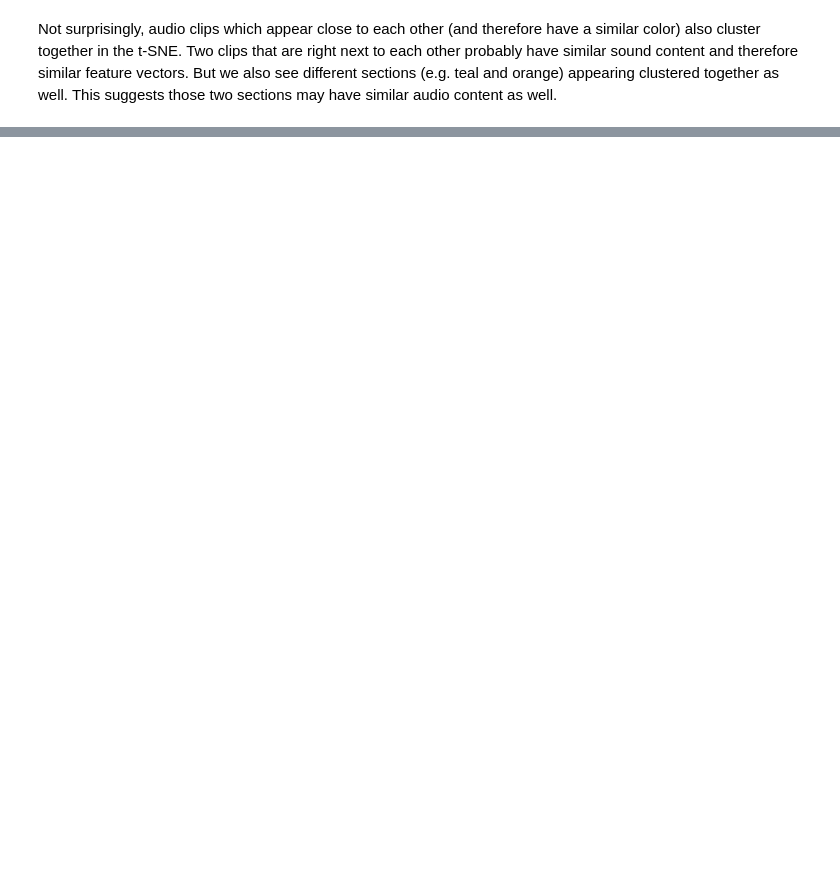
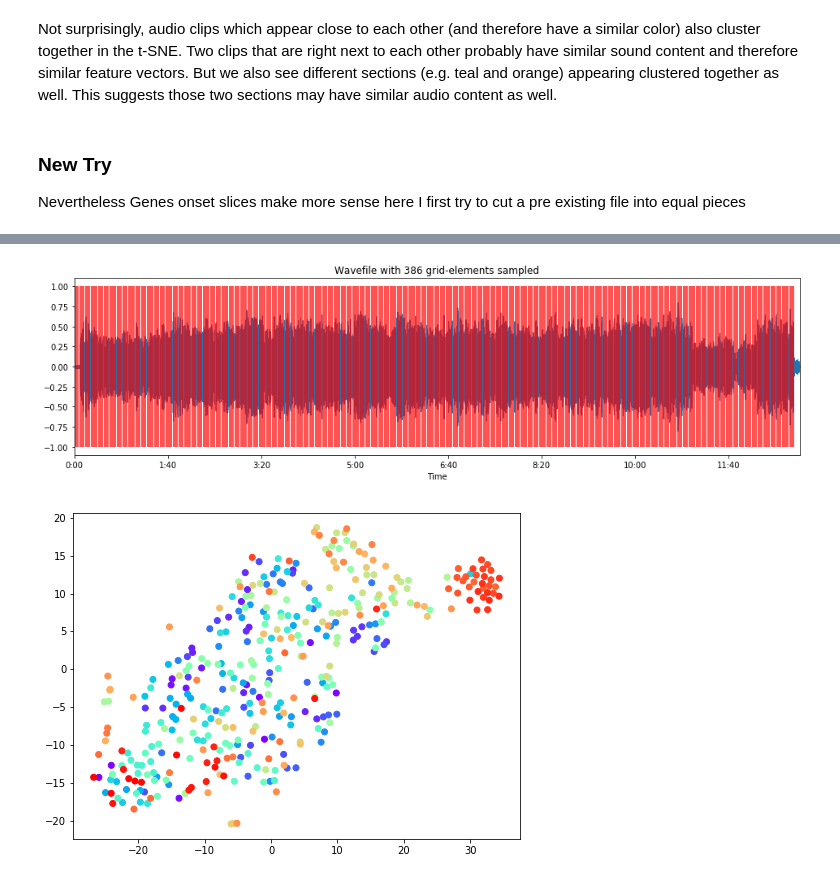
Before and after one commit to chrislos/ml4a-guides, a Jupyter notebook: notebooks/audio-tsne.ipynb, the cells around one changed output, grey strips where cells are left out. Cells and saved outputs as stored; diff of their text form; code cells hidden in the pictures; blank space fills up the shorter version.

Commit message:
added grid functionality

```diff
--- a/notebooks/audio-tsne.ipynb
+++ b/notebooks/audio-tsne.ipynb
@@ -216,7 +230,7 @@ for i in range(len(onsets)-1):
     librosa.output.write_wav(file_path, y_interval, sr)   # save to disk
 # %%
 # save results to this json file
-tsne_path = "/Users/chris/Desktop/ml/tsne/onsets.json"
+tsne_path = "/Users/chris/Desktop/ml/tsne/onsets2.json"
 
 # feature_vectors has both the features and file paths in it. let's pull out just the feature vectors
 features_matrix = [f["features"] for f in feature_vectors]
@@ -262,2 +276,73 @@ plt.show()
 # %% [markdown]
 Not surprisingly, audio clips which appear close to each other (and therefore have a similar color) also cluster together in the t-SNE. Two clips that are right next to each other probably have similar sound content and therefore similar feature vectors. But we also see different sections (e.g. teal and orange) appearing clustered together as well. This suggests those two sections may have similar audio content as well.
+# %% [markdown]
+### New Try
+
+Nevertheless Genes onset slices make more sense here I first try to cut a pre existing file into equal pieces
+# %%
+# original audio file
+source_audio = '/Users/chris/Desktop/ml/wes.m4a'
+# save results to this json file
+tsne_path = "/Users/chris/Desktop/ml/tsne/wes.json"
+# where to save our new clips to
+path_save_intervals = "/Users/chris/Desktop/ml/wes/"
+
+y, sr = librosa.load(source_audio)
+
+
+
+# make new directory to save them if directory doesn't exist
+if not os.path.isdir(path_save_intervals):
+    os.mkdir(path_save_intervals)
+
+
+# grab each interval, extract a feature vector, and save the new clip to our above path
+feature_vectors = []
+
+# intervallength in seconds
+interval = 2*sr
+interval_amount = int(len(y)/interval)
+interval_startpos = []
+
+for i in range(interval_amount-2):
+    idx_y1 = i * interval  # first sample of the interval
+    idx_y2 = (i+1) * interval  # last sample of the interval
+    y_interval = y[idx_y1:idx_y2]
+    interval_startpos.append(idx_y1/sr)
+    features = get_features(y_interval, sr)   # get feature vector for the audio clip between y1 and y2
+    file_path = '%s/grid%d.wav' % (path_save_intervals, i)   # where to save our new audio clip
+    feature_vectors.append({"file":file_path, "features":features})   # append to a feature vector
+    librosa.output.write_wav(file_path, y_interval, sr)   # save to disk
+
+# plot the wave + cuts
+plt.figure(figsize=(16,4))
+plt.subplot(1, 1, 1)
+librosa.display.waveplot(y, sr=sr)
+plt.vlines(interval_startpos, -1, 1, color='r', alpha=0.9, label='Gridpos')
+plt.title('Wavefile with %d grid-elements sampled' % len(interval_startpos))
+
+
+
+
+# feature_vectors has both the features and file paths in it. let's pull out just the feature vectors
+features_matrix = [f["features"] for f in feature_vectors]
+
+# calculate a t-SNE and normalize it
+model = TSNE(n_components=2, learning_rate=150, perplexity=30, verbose=2, angle=0.1).fit_transform(features_matrix)
+x_axis, y_axis = model[:,0], model[:,1] # normalize t-SNE
+x_norm = (x_axis - np.min(x_axis)) / (np.max(x_axis) - np.min(x_axis))
+y_norm = (y_axis - np.min(y_axis)) / (np.max(y_axis) - np.min(y_axis))
+
+data = [{"path":os.path.abspath(f['file']), "point":[float(x), float(y)]} for f, x, y in zip(feature_vectors, x_norm, y_norm)]
+with open(tsne_path, 'w') as outfile:
+    json.dump(data, outfile)
+
+print("saved %s to disk!" % tsne_path)
+
+
+## dispaly tsne
+colors = cm.rainbow(np.linspace(0, 1, len(x_axis)))
+plt.figure(figsize = (8,6))
+plt.scatter(x_axis, y_axis, color=colors)
+plt.show()
+# %% [output]
@@ -263,0 +366,2 @@ Not surprisingly, audio clips which appear close to each other (and therefore ha
+[figure, added]
+[figure, added]
```
Also changed, not shown: parts of 7 cells of this notebook.
